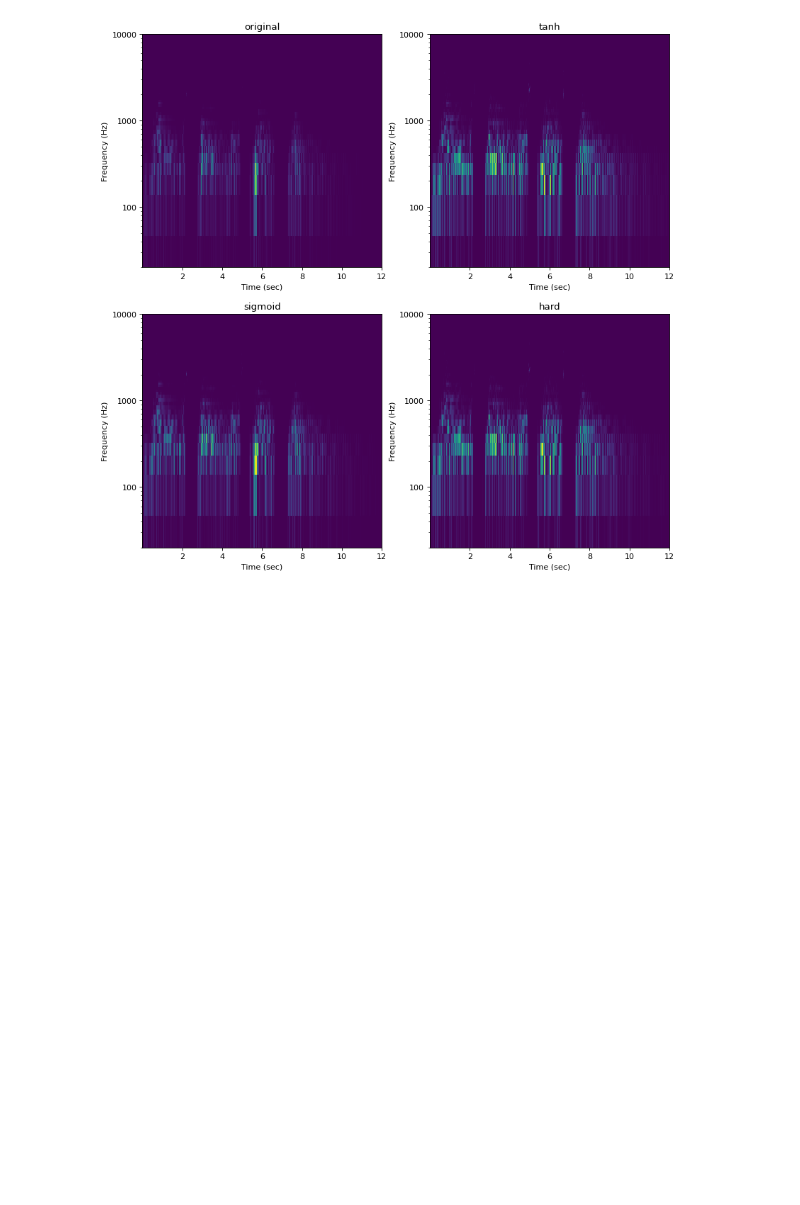
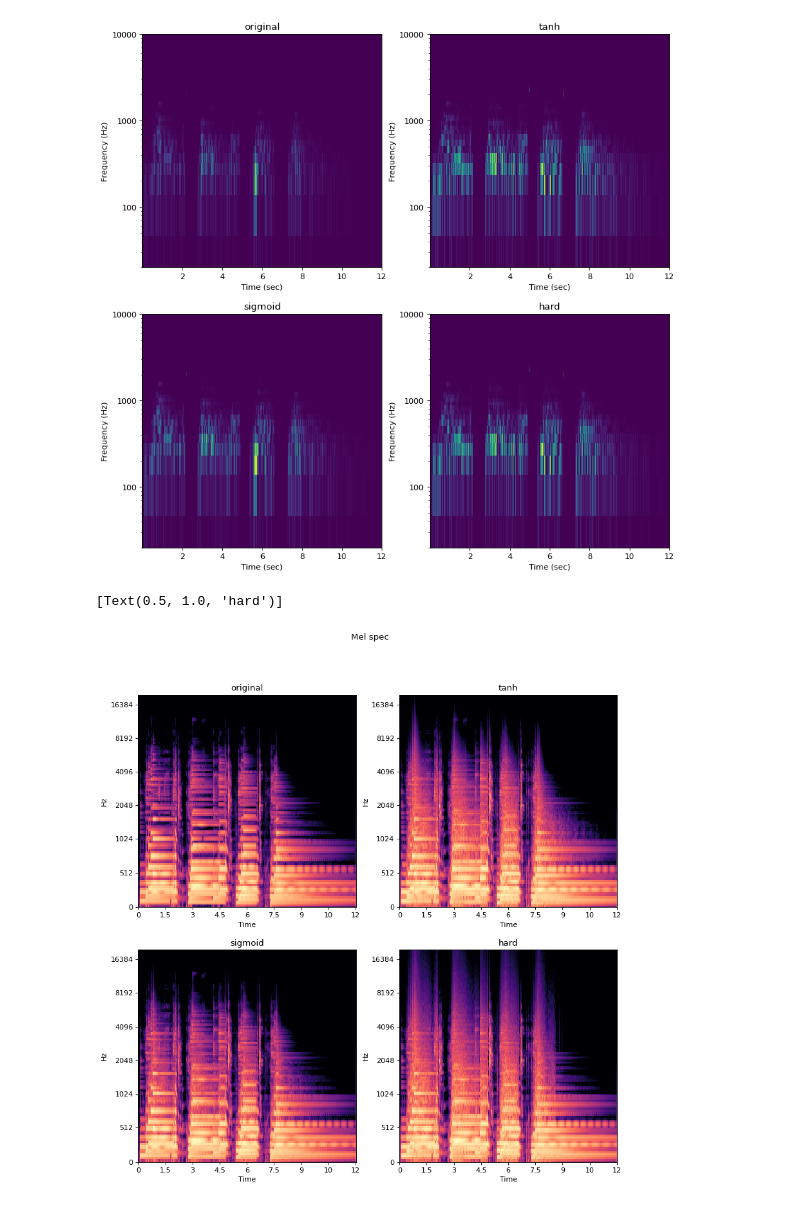
Before and after one commit to letrout/dsp, a Jupyter notebook: doc/distortion.ipynb, the cells around one changed output. Drawn from its saved outputs; the diff is of its cells as text; code cells hidden in the pictures; blank space fills up the shorter version.

Commit message:
add mel spec plots

```diff
--- a/doc/distortion.ipynb
+++ b/doc/distortion.ipynb
@@ -527,3 +527,37 @@ for ax in [ax_o, ax_t, ax_s, ax_h]:
     ax.set_ylim(20,10000)
 # %% [output]
 [figure]
+# %%
+import librosa, librosa.display
+
+n_mels = 128
+fmax = 20000
+
+fig = plt.figure(figsize=(12, 12), dpi=80)
+fig.suptitle('Mel spec')
+ax_o = fig.add_subplot(221)
+ax_t = fig.add_subplot(222)
+ax_s = fig.add_subplot(223)
+ax_h = fig.add_subplot(224)
+
+S = librosa.feature.melspectrogram(y=orig, sr=fs, n_mels=n_mels, fmax=fmax)
+S_dB = librosa.power_to_db(S, ref=np.max)
+img = librosa.display.specshow(S_dB, x_axis='time', y_axis='mel', sr=fs, fmax=fmax, ax=ax_o)
+ax_o.set(title='original')
+S = librosa.feature.melspectrogram(y=wf_tanh, sr=fs, n_mels=n_mels, fmax=fmax)
+S_dB = librosa.power_to_db(S, ref=np.max)
+img = librosa.display.specshow(S_dB, x_axis='time', y_axis='mel', sr=fs, fmax=fmax, ax=ax_t)
+ax_t.set(title='tanh')
+S = librosa.feature.melspectrogram(y=wf_sigmoid, sr=fs, n_mels=n_mels, fmax=fmax)
+S_dB = librosa.power_to_db(S, ref=np.max)
+img = librosa.display.specshow(S_dB, x_axis='time', y_axis='mel', sr=fs, fmax=fmax, ax=ax_s)
+ax_s.set(title='sigmoid')
+S = librosa.feature.melspectrogram(y=wf_hard, sr=fs, n_mels=n_mels, fmax=fmax)
+S_dB = librosa.power_to_db(S, ref=np.max)
+img = librosa.display.specshow(S_dB, x_axis='time', y_axis='mel', sr=fs, fmax=fmax, ax=ax_h)
+ax_h.set(title='hard')
+#for ax in [ax_o, ax_t, ax_s, ax_h]:
+#    fig.colorbar(img, ax=ax, format='%+2.0f dB')
+# %% [output]
+[Text(0.5, 1.0, 'hard')]
+[figure, added]
```
Also changed, not shown: 1 other file.
